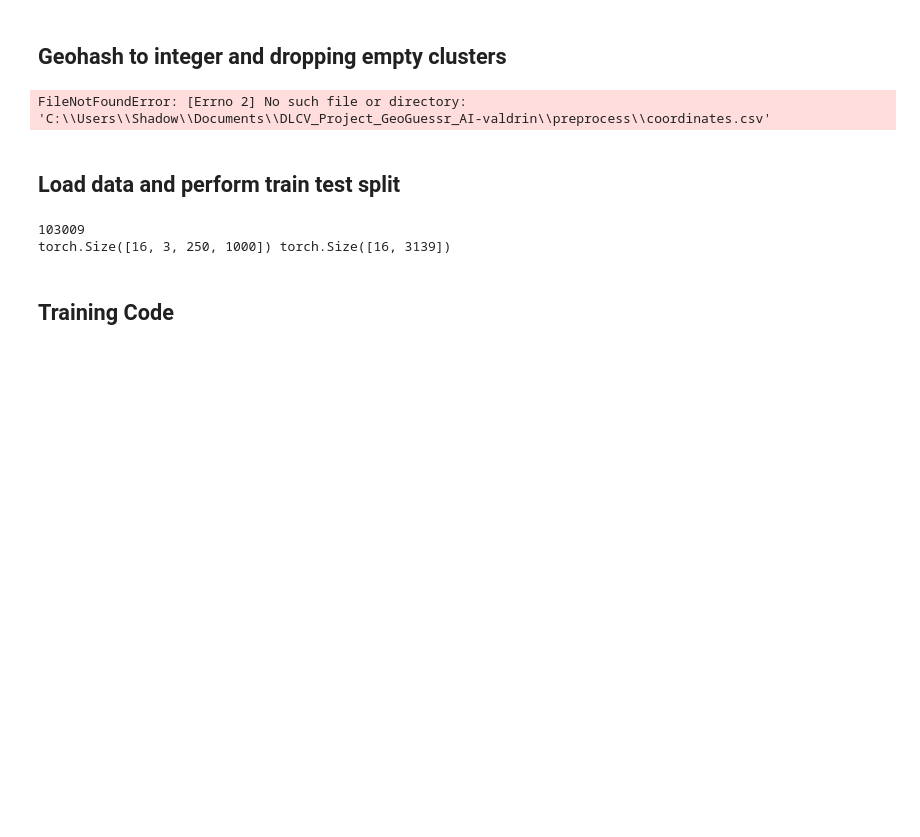
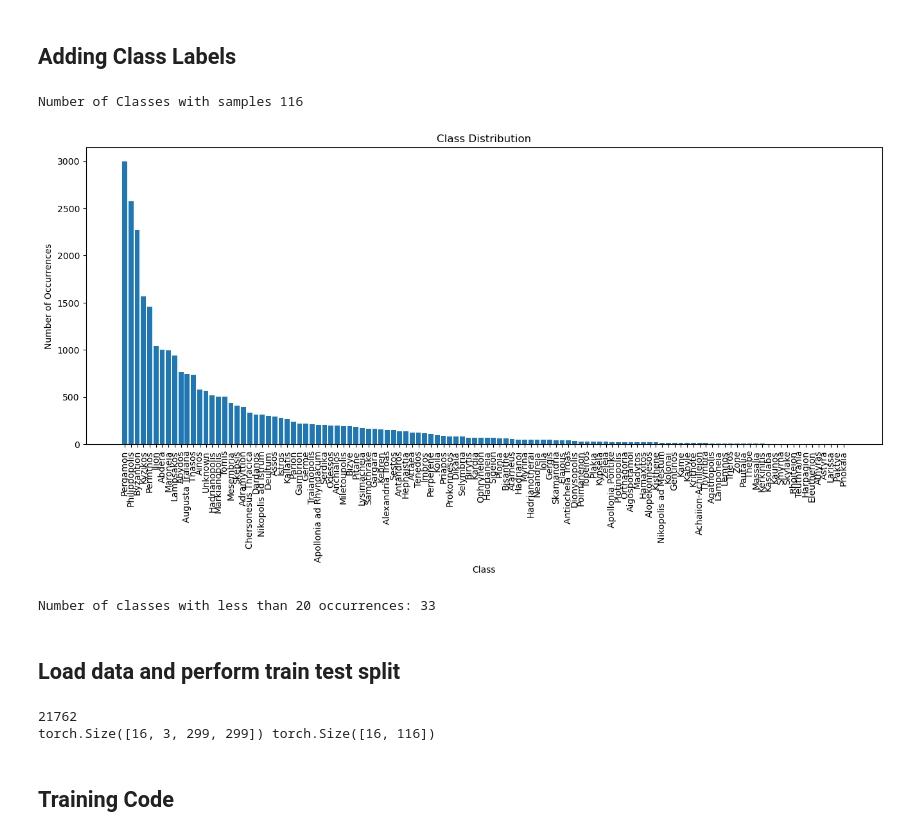
Before and after one commit to Cappl1/DataChallenge, a Jupyter notebook: end-to-end training.ipynb, the cells around one changed output. Saved outputs shown, nothing was run; the diff lists cells and outputs as text; code cells hidden in the pictures; blank space fills up the shorter version.

```diff
--- a/end-to-end training.ipynb
+++ b/end-to-end training.ipynb
@@ -95,31 +80,32 @@ executing.executing.NotOneValueFound: Expected one value, found 0
-# %% [markdown]
-## Geohash to integer and dropping empty clusters
-# %%
-import pandas as pd
-
-df = pd.read_csv(r"C:\Users\Shadow\Documents\DLCV_Project_GeoGuessr_AI-valdrin\preprocess\coordinates.csv", delimiter=',', skiprows=0, low_memory=False)
-
-# We want a geohash precsion of 3 so that we get approximately 32768 cells, which will represent our classes.
-df['geohash']=df.apply(lambda coords: phg.encode(coords.latitude, coords.longitude, precision=3), axis=1)
-
-
-def geohash_to_decimal(geohash):
-    base_32 = '0123456789bcdefghjkmnpqrstuvwxyz';
-    geohash = geohash.lower()
-    return sum([32**idx * base_32.index(char) for idx, char in enumerate(geohash[::-1])])
-
-df['geohash_decimal']=df.apply(lambda x: geohash_to_decimal(x["geohash"]) ,axis=1)
-
-geohashes_with_samples = df["geohash_decimal"].unique()
-print("Number of geohashes with samples", len(geohashes_with_samples))
-
-geohash_map = { geo: i for i, geo in enumerate(geohashes_with_samples)}
-
-df["geo_code"] = df.apply(lambda geohash: geohash_map[geohash["geohash_decimal"]], axis=1)
-
-df[["filename", "latitude","longitude", "geohash_decimal", "geo_code"]].to_csv(r"C:\Users\Shadow\Documents\DLCV_Project_GeoGuessr_AI-valdrin\preprocess\coordinates2.csv", index=False)
-# %% [output]
-FileNotFoundError: [Errno 2] No such file or directory: 'C:\\Users\\Shadow\\Documents\\DLCV_Project_GeoGuessr_AI-valdrin\\preprocess\\coordinates.csv'
+# %% [markdown]
+## Adding Class Labels
+# %%
+
+df = pd.read_csv(r"F:\Users\basti\Documents\Goethe Uni\Data Challange\dataset.csv", delimiter=',', skiprows=0, low_memory=False, encoding='iso-8859-1')
+
+unique_classes = df["class"].unique()
+print("Number of Classes with samples", len(unique_classes))
+
+class_map = { geo: i for i, geo in enumerate(unique_classes)}
+
+df["class_index"] = df.apply(lambda x: class_map[x["class"]], axis=1)
+
+df[["filename", "image_name","class", "class_index"]].to_csv(r"F:\Users\basti\Documents\Goethe Uni\Data Challange\dataset2.csv", index=False)
+
+class_counts = df["class"].value_counts()
+fig, ax = plt.subplots(figsize=(16, 6))
+ax.bar(class_counts.keys(), class_counts.values)
+plt.title('Class Distribution')
+plt.xlabel('Class')
+plt.ylabel('Number of Occurrences')
+plt.xticks(rotation='vertical')
+plt.show()
+class_counts_below_20 = class_counts[class_counts < 20].count()
+print(f"Number of classes with less than 20 occurrences: {class_counts_below_20}")
+# %% [output]
+Number of Classes with samples 116
+[figure, added]
+Number of classes with less than 20 occurrences: 33
 # %% [markdown]
 ## Load data and perform train test split
 # %%
@@ -127,13 +113,13 @@ FileNotFoundError: [Errno 2] No such file or directory: 'C:\\Users\\Shadow\\Docu
 transform = transforms.Compose([
     transforms.ToTensor(),  # convert images to tensors
     transforms.Normalize(mean=[0.5, 0.5, 0.5], std=[0.5, 0.5, 0.5]),  # normalize images
-    transforms.Resize((250, 1000))
+    transforms.Resize((299, 299))
 ])
 
 # Load the dataset and split it into training and validation sets
-dataset = GeoGuessrDataset(csv_file=r"C:\Users\Shadow\Documents\DLCV_Project_GeoGuessr_AI-valdrin\preprocess\coordinates2.csv",
-                                    root_dir=ROOT_DIR, transform=transform, num_classes=3139)
-train_size = int(0.9 * len(dataset))
+dataset = CoinDataset(csv_file=r"F:\Users\basti\Documents\Goethe Uni\Data Challange\dataset2.csv",
+                                    root_dir=ROOT_DIR, transform=transform, num_classes=len(unique_classes))
+train_size = int(0.75 * len(dataset))
 val_size = len(dataset) - train_size
 train_dataset, val_dataset = torch.utils.data.random_split(dataset, [train_size, val_size],generator=torch.Generator(
 ).manual_seed(42))
@@ -151,12 +137,12 @@ device = torch.device("cuda:0" if torch.cuda.is_available() else "cpu")
 
 
 for i, batch in enumerate(train_dataloader):
-    x, y = batch["image"], batch["geohash"]
+    x, y = batch["image"], batch["label"]
     print(x.shape, y.shape)
     break
 # %% [output]
-103009
-torch.Size([16, 3, 250, 1000]) torch.Size([16, 3139])
+21762
+torch.Size([16, 3, 299, 299]) torch.Size([16, 116])
 # %% [markdown]
 ## Training Code
 # %%
```
Also changed, not shown: parts of 6 cells of this notebook, 1 other file.
